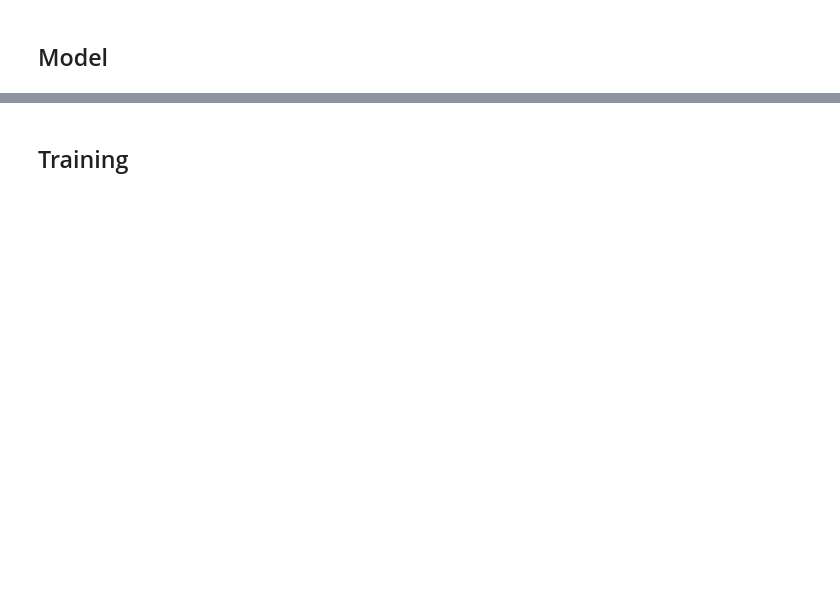
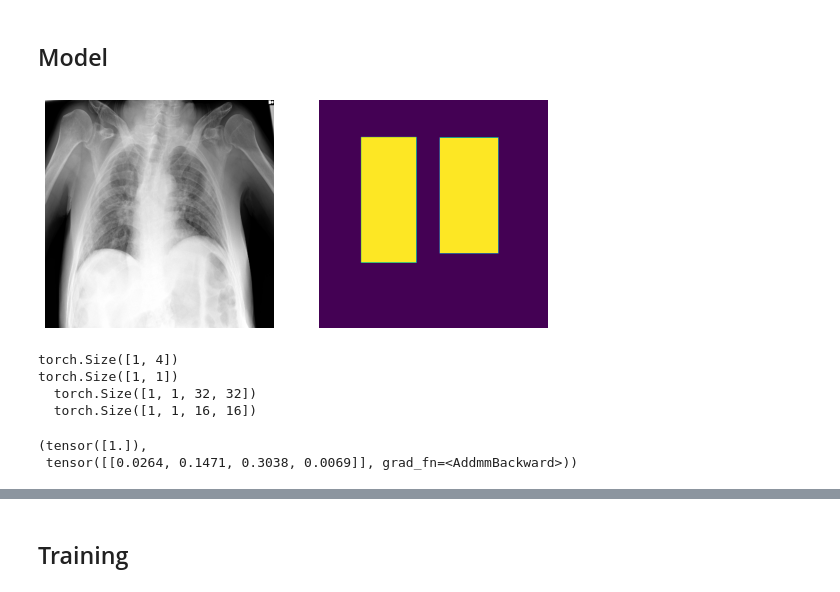
Before and after one commit to TheoViel/kaggle_siim_covid, a Jupyter notebook: notebooks/Training.ipynb, the cells around one changed output, grey strips where cells are left out. Cells and saved outputs as stored; diff of their text form; code cells hidden in the pictures; blank space fills up the shorter version.

```diff
--- a/notebooks/Training.ipynb
+++ b/notebooks/Training.ipynb
@@ -83,20 +102,22 @@ for i in np.random.choice(len(dataset), 10):
 # %%
 model = get_model('tf_efficientnetv2_m_in21ft1k', reduce_stride=False, num_classes=4)
 # %%
-transforms = get_transfos_cls(augment=False, visualize=True)
+transforms = get_transfos_cls(augment=False)
 dataset = CovidClsDataset(df, DATA_PATH + f"train_{SIZE}/", transforms=transforms)
 
 x, m, y, y_img = dataset[0]
 
 plt.figure(figsize=(9, 9))
 plt.subplot(1, 2, 1)
 plt.imshow(x.cpu().numpy().transpose(1, 2, 0))
 plt.axis(False)
 plt.subplot(1, 2, 2)
 plt.imshow(m.cpu().numpy()[:, :, None])
 plt.axis(False)
 
 x = x.unsqueeze(0).float()
 m = m.unsqueeze(0).float()
 y = y.unsqueeze(0)
 y_img = y_img.unsqueeze(0)
+# %% [output]
+[figure, added]
@@ -111,4 +130,9 @@ for p in pred:
     except:
         for p_ in p:
             print(' ', p_.size())
+# %% [output]
+torch.Size([1, 4])
+torch.Size([1, 1])
+  torch.Size([1, 1, 32, 32])
+  torch.Size([1, 1, 16, 16])
 # %%
@@ -116,5 +140,8 @@ from training.optim import CovidLoss
 loss = CovidLoss()
 # %%
 y, pred[0]
+# %% [output]
+(tensor([1.]),
+ tensor([[0.0264, 0.1471, 0.3038, 0.0069]], grad_fn=<AddmmBackward>))
 # %%
 loss = CovidLoss()
```
Also changed, not shown: parts of 10 cells of this notebook, 8 other files.
